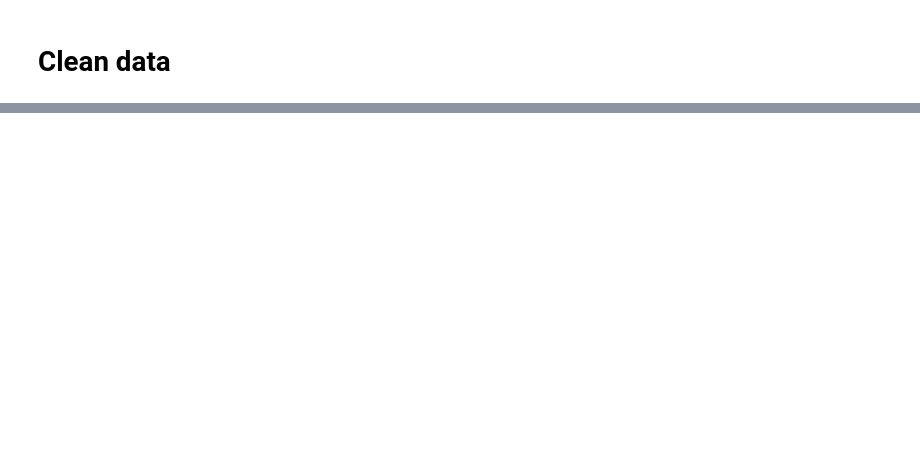
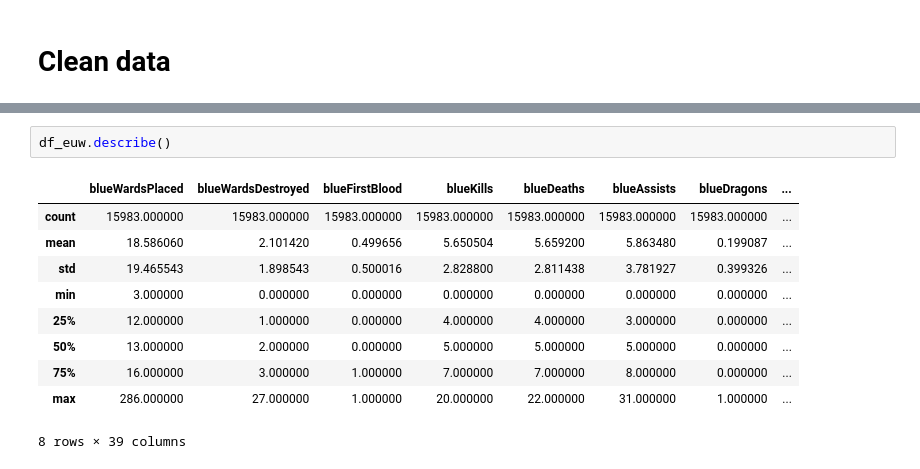
Before and after one commit to VeronikaKukk/DS_project, a Jupyter notebook: d4_notebook.ipynb, the cells around one changed output, grey strips where cells are left out. Drawn from its saved outputs; the diff is of its cells as text; blank space fills up the shorter version.

```diff
--- a/d4_notebook.ipynb
+++ b/d4_notebook.ipynb
@@ -75,0 +102,13 @@ df_euw.to_csv(filepath2)
+# %%
+df_euw.describe()
+# %% [output]
+|  | blueWardsPlaced | blueWardsDestroyed | blueFirstBlood | blueKills | blueDeaths | blueAssists | blueDragons | ... |
+| count | 15983.000000 | 15983.000000 | 15983.000000 | 15983.000000 | 15983.000000 | 15983.000000 | 15983.000000 | ... |
+| mean | 18.586060 | 2.101420 | 0.499656 | 5.650504 | 5.659200 | 5.863480 | 0.199087 | ... |
+| std | 19.465543 | 1.898543 | 0.500016 | 2.828800 | 2.811438 | 3.781927 | 0.399326 | ... |
+| min | 3.000000 | 0.000000 | 0.000000 | 0.000000 | 0.000000 | 0.000000 | 0.000000 | ... |
+| 25% | 12.000000 | 1.000000 | 0.000000 | 4.000000 | 4.000000 | 3.000000 | 0.000000 | ... |
+| 50% | 13.000000 | 2.000000 | 0.000000 | 5.000000 | 5.000000 | 5.000000 | 0.000000 | ... |
+| 75% | 16.000000 | 3.000000 | 1.000000 | 7.000000 | 7.000000 | 8.000000 | 0.000000 | ... |
+| max | 286.000000 | 27.000000 | 1.000000 | 20.000000 | 22.000000 | 31.000000 | 1.000000 | ... |
+8 rows × 39 columns
```
Also changed, not shown: parts of 20 cells of this notebook.
